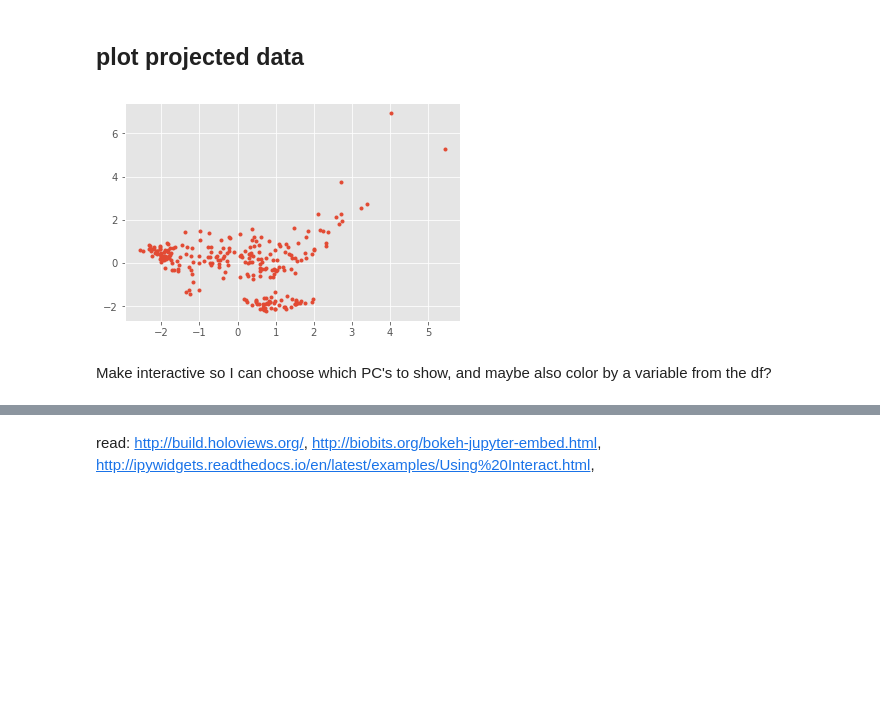
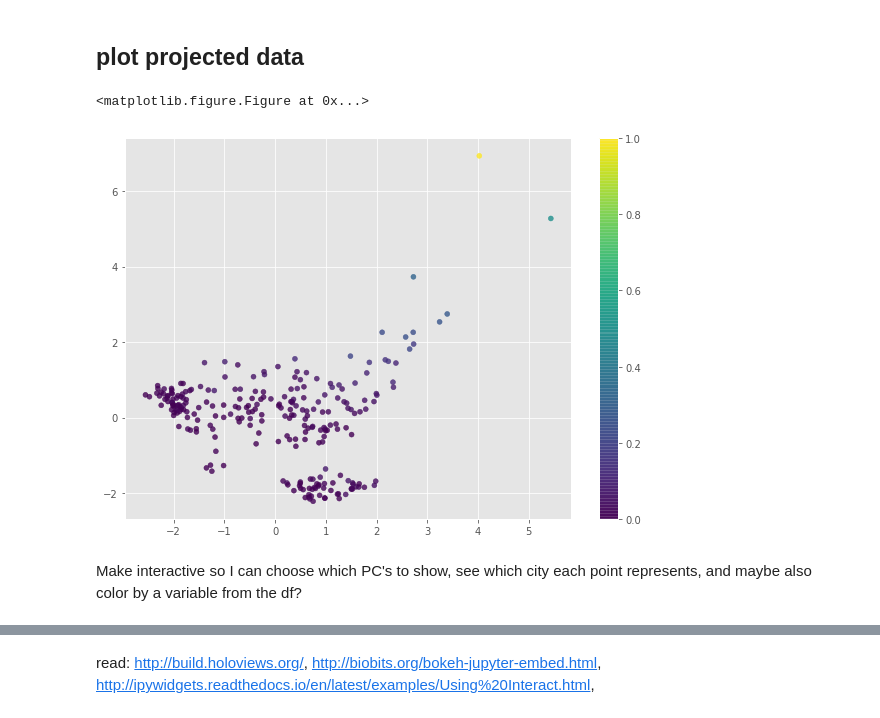
Before and after one commit to akariv/ClusterCities, a Jupyter notebook: Cluster Cities.ipynb, the cells around one changed output, grey strips where cells are left out. Drawn from its saved outputs; the diff is of its cells as text; code cells hidden in the pictures; blank space fills up the shorter version.

```diff
--- a/Cluster Cities.ipynb
+++ b/Cluster Cities.ipynb
@@ -187,13 +187,18 @@ print projected_df.shape
 (255L, 10L)
 # %% [markdown]
 ## plot projected data
-# %%
-plt.plot(projected_df[:,0],projected_df[:,1],'.')
-plt.show()
-# %% [output]
-[figure, removed]
+# %%
+plt.clf()
+plt.subplots(1, figsize=(10, 7))
+plt.scatter(x=projected_df[:,0], y=projected_df[:,1],
+           s=25, c=clean_df['total_population_end_2015_1000s'], cmap='viridis', alpha=0.8)
+plt.colorbar()
+plt.show()
+# %% [output]
+<matplotlib.figure.Figure at 0x...>
+[figure, added]
 # %% [markdown]
-Make interactive so I can choose which PC's to show, and maybe also color by a variable from the df?
+Make interactive so I can choose which PC's to show, see which city each point represents, and maybe also color by a variable from the df?
 # %%
 # create a Figure object
 p = figure(plot_width=600, plot_height=600, tools="pan,reset,save,zoom_in,zoom_out")
```
Also changed, not shown: parts of 1 cell of this notebook.
